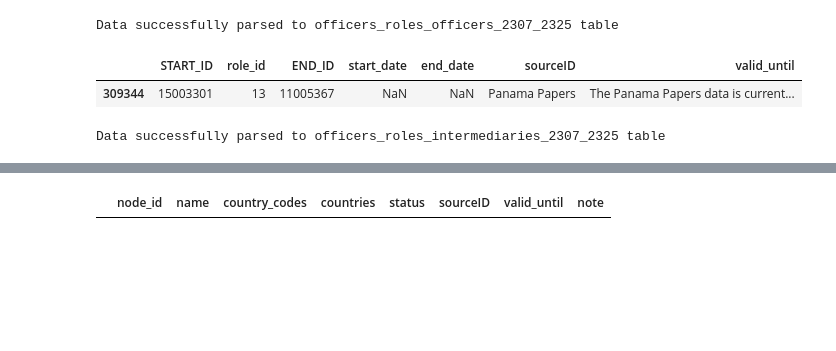
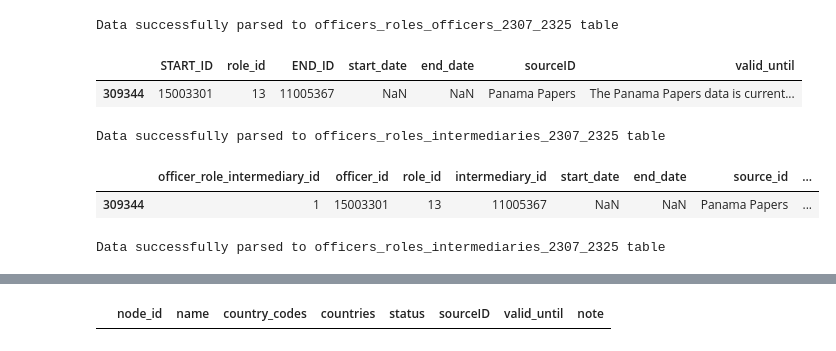
Before and after one commit to dimcel/Panama_papers_SQL, a Jupyter notebook: project.ipynb, the cells around one changed output, grey strips where cells are left out. Drawn from its saved outputs; the diff is of its cells as text; code cells hidden in the pictures; blank space fills up the shorter version.

```diff
--- a/project.ipynb
+++ b/project.ipynb
@@ -667,3 +680,13 @@ Data successfully parsed to officers_roles_intermediaries_2307_2325 table
+# %%
+officers_roles_intermediaries.head()
+# %% [output]
+|  | officer_role_intermediary_id | officer_id | role_id | intermediary_id | start_date | end_date | source_id | ... |
+| 309344 | 1 | 15003301 | 13 | 11005367 | NaN | NaN | Panama Papers | ... |
+# %%
+
+data_parser(officers_roles_intermediaries, db_ori_columns, "officers_roles_intermediaries_2307_2325")
+# %% [output]
+Data successfully parsed to officers_roles_intermediaries_2307_2325 table
 # %%
 intermediary.head()
 # %% [output]
```
Also changed, not shown: parts of 16 cells of this notebook, 2 other files.
